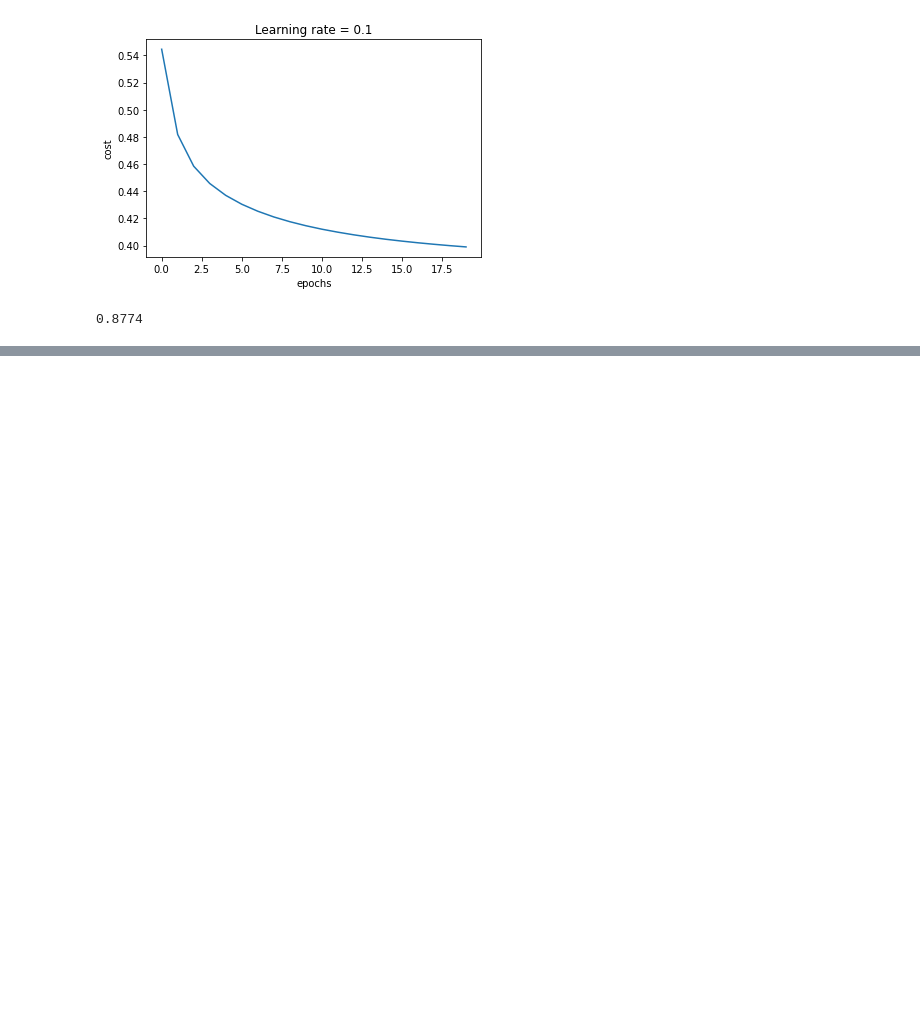
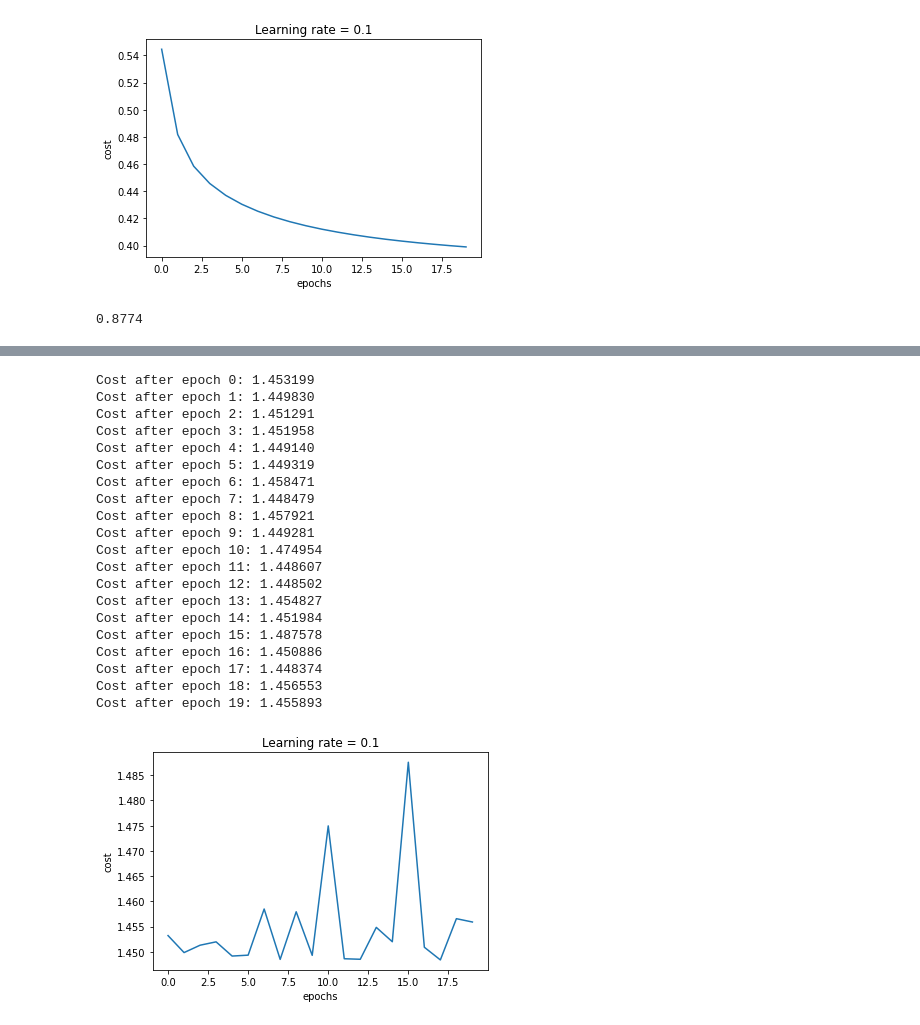
Before and after one commit to happyrabbit/IntroDataScience, a Jupyter notebook: Python/MINST_with_one_hidden_layer.ipynb, the cells around one changed output, grey strips where cells are left out. Cells and saved outputs as stored; diff of their text form; code cells hidden in the pictures; blank space fills up the shorter version.

```diff
--- a/Python/MINST_with_one_hidden_layer.ipynb
+++ b/Python/MINST_with_one_hidden_layer.ipynb
@@ -538,0 +836,24 @@ np.mean(yhat_test == y)
+# %%
+parameters = model(X_train, y_train, learning_rate = 0.1, n_h = 4, optimizer="adam")
+# %% [output]
+Cost after epoch 0: 1.453199
+Cost after epoch 1: 1.449830
+Cost after epoch 2: 1.451291
+Cost after epoch 3: 1.451958
+Cost after epoch 4: 1.449140
+Cost after epoch 5: 1.449319
+Cost after epoch 6: 1.458471
+Cost after epoch 7: 1.448479
+Cost after epoch 8: 1.457921
+Cost after epoch 9: 1.449281
+Cost after epoch 10: 1.474954
+Cost after epoch 11: 1.448607
+Cost after epoch 12: 1.448502
+Cost after epoch 13: 1.454827
+Cost after epoch 14: 1.451984
+Cost after epoch 15: 1.487578
+Cost after epoch 16: 1.450886
+Cost after epoch 17: 1.448374
+Cost after epoch 18: 1.456553
+Cost after epoch 19: 1.455893
+[figure, added]
```
Also changed, not shown: parts of 29 cells of this notebook.
